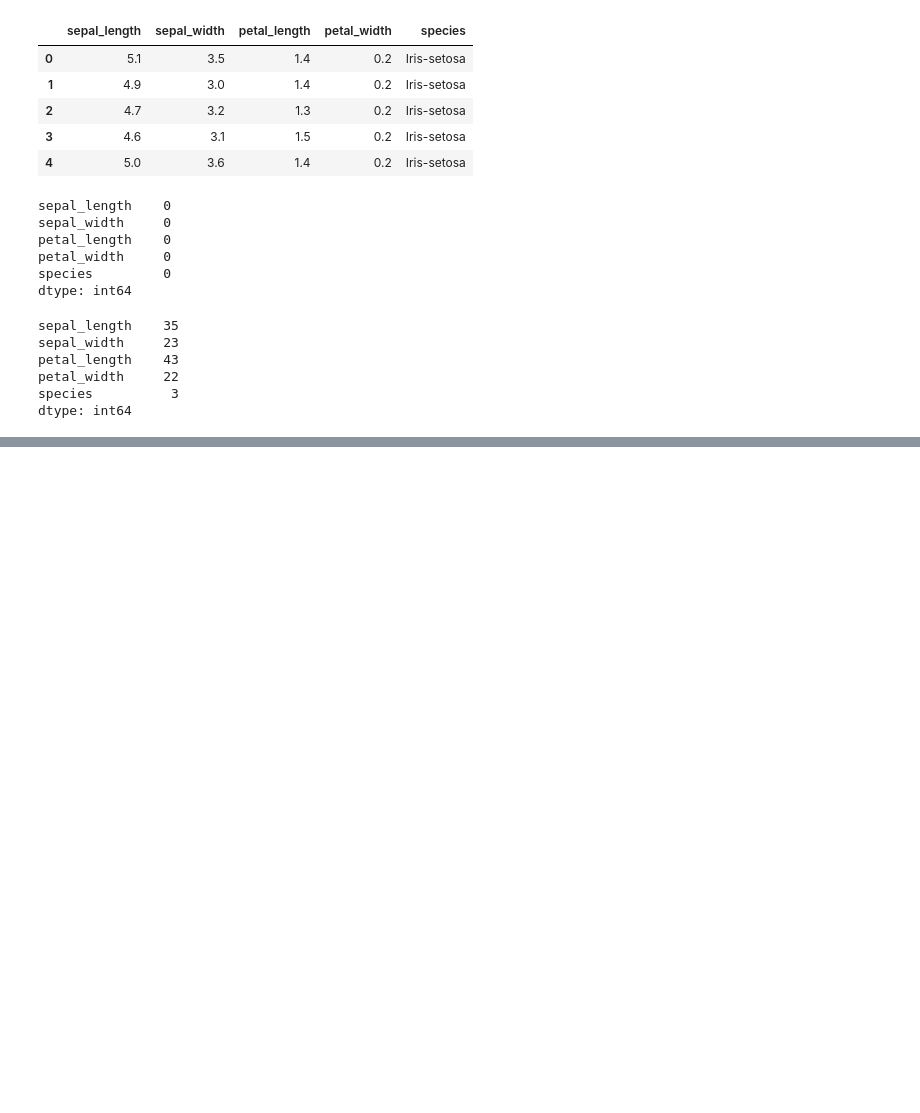
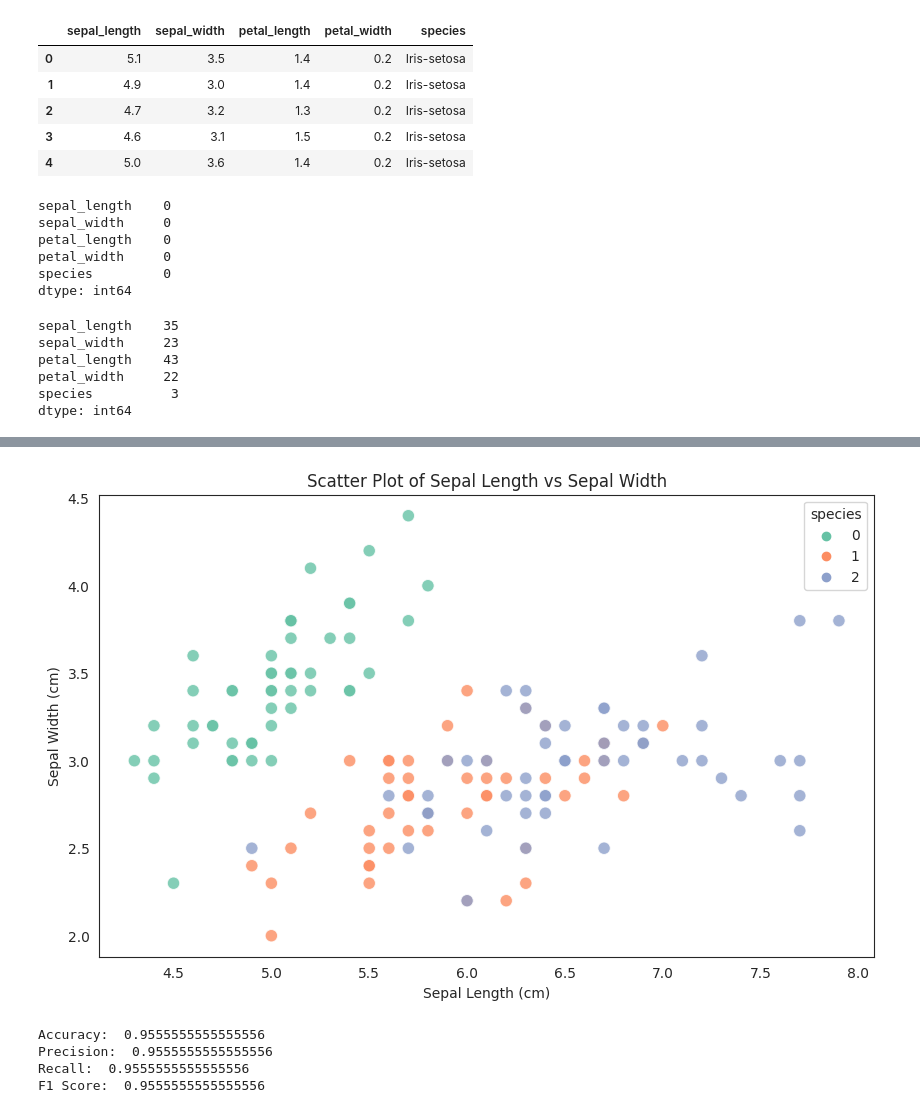
Before and after one commit to ramshamashood/CODSOFT, a Jupyter notebook: CodsoftTask2a.ipynb, the cells around one changed output, grey strips where cells are left out. Saved outputs shown, nothing was run; the diff lists cells and outputs as text; code cells hidden in the pictures; blank space fills up the shorter version.

```diff
--- a/CodsoftTask2a.ipynb
+++ b/CodsoftTask2a.ipynb
@@ -88,0 +94,41 @@ plt.gca().spines[['top', 'right']].set_visible(False)
+# %%
+plt.figure(figsize=(10, 6))
+sns.scatterplot(x='sepal_length', y='sepal_width', data=df, hue="species", palette="Set2", s=80, alpha=0.8)
+plt.title("Scatter Plot of Sepal Length vs Sepal Width")
+plt.xlabel("Sepal Length (cm)")
+plt.ylabel("Sepal Width (cm)")
+plt.legend(title='species')
+plt.show()
+# %% [output]
+[figure, added]
+# %%
+from sklearn.tree import DecisionTreeClassifier # Import Decision Tree Classifier
+from sklearn.model_selection import train_test_split # Import train_test_split function
+from sklearn import metrics #Import scikit-learn metrics module for accuracy calculation
+from sklearn.tree import export_graphviz
+from six import StringIO
+from IPython.display import Image
+import pydotplus
+from sklearn.metrics import accuracy_score, precision_score, recall_score, f1_score,confusion_matrix, ConfusionMatrixDisplay, RocCurveDisplay
+
+feature_cols=["sepal_length	","sepal_width	","petal_length	","petal_width"]
+X=df.drop(["species"],axis=1)
+y=df["species"]
+
+X_train, X_test, y_train, y_test = train_test_split(X, y, test_size=0.3, random_state=25) # 70% training and 30% test
+
+clf = DecisionTreeClassifier()
+
+clf = clf.fit(X_train,y_train)
+
+y_pred = clf.predict(X_test)
+
+print('Accuracy: ', accuracy_score(y_test, y_pred))
+print('Precision: ', precision_score(y_test, y_pred,average='micro'))
+print('Recall: ', recall_score(y_test, y_pred, average='micro'))
+print('F1 Score: ', f1_score(y_test, y_pred,average='micro'))
+# %% [output]
+Accuracy:  0.9555555555555556
+Precision:  0.9555555555555556
+Recall:  0.9555555555555556
+F1 Score:  0.9555555555555556
```
Also changed, not shown: parts of 6 cells of this notebook.
